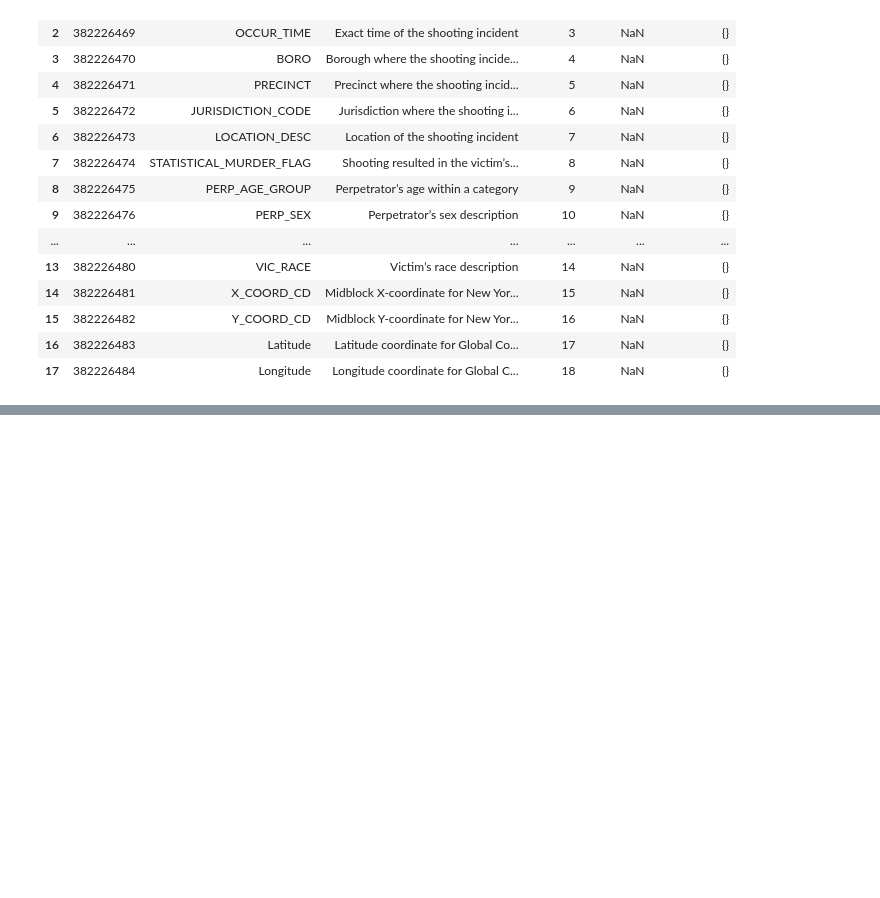
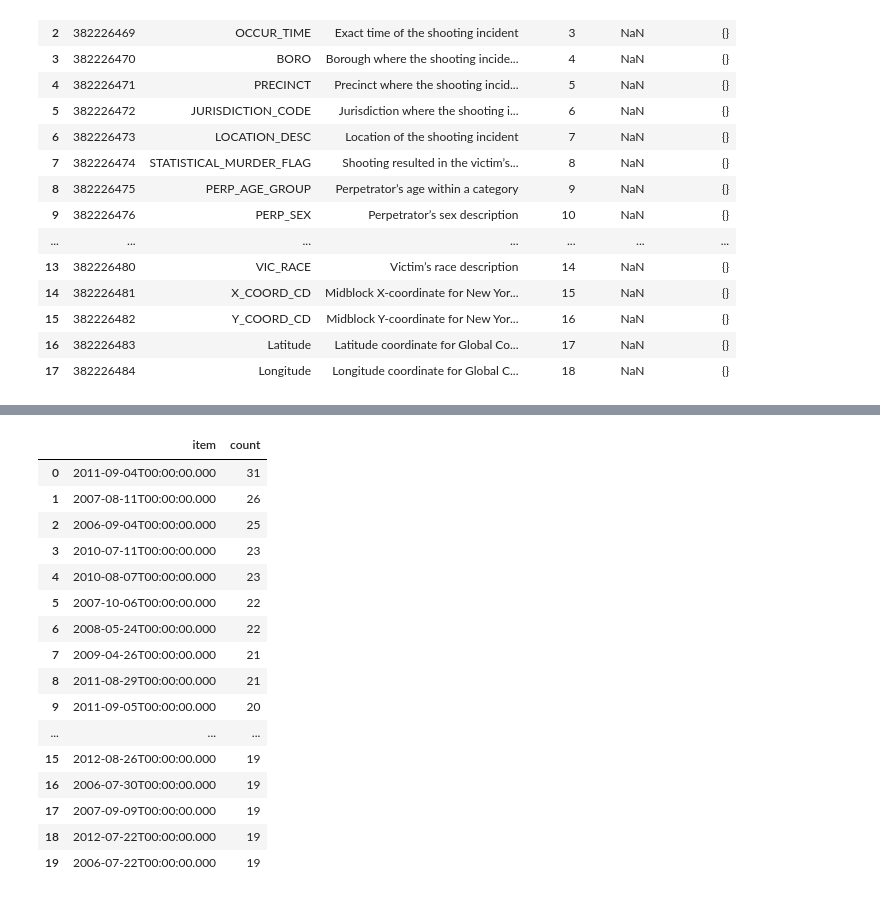
Before and after one commit to YALINYAN-YU/DAV5400, a Jupyter notebook: final_draft02.ipynb, the cells around one changed output, grey strips where cells are left out. Cells and saved outputs as stored; diff of their text form; code cells hidden in the pictures; blank space fills up the shorter version.

```diff
--- a/final_draft02.ipynb
+++ b/final_draft02.ipynb
@@ -165,0 +138,25 @@ df04
+# %%
+#OCCUR_DATE
+data001=data02[1]
+data001
+
+top001 = pd.DataFrame(data001['cachedContents']['top'], columns=['item', 'count'])
+top001
+# %% [output]
+|  | item | count |
+| 0 | 2011-09-04T00:00:00.000 | 31 |
+| 1 | 2007-08-11T00:00:00.000 | 26 |
+| 2 | 2006-09-04T00:00:00.000 | 25 |
+| 3 | 2010-07-11T00:00:00.000 | 23 |
+| 4 | 2010-08-07T00:00:00.000 | 23 |
+| 5 | 2007-10-06T00:00:00.000 | 22 |
+| 6 | 2008-05-24T00:00:00.000 | 22 |
+| 7 | 2009-04-26T00:00:00.000 | 21 |
+| 8 | 2011-08-29T00:00:00.000 | 21 |
+| 9 | 2011-09-05T00:00:00.000 | 20 |
+| ... | ... | ... |
+| 15 | 2012-08-26T00:00:00.000 | 19 |
+| 16 | 2006-07-30T00:00:00.000 | 19 |
+| 17 | 2007-09-09T00:00:00.000 | 19 |
+| 18 | 2012-07-22T00:00:00.000 | 19 |
+| 19 | 2006-07-22T00:00:00.000 | 19 |
```
Also changed, not shown: parts of 16 cells of this notebook.
